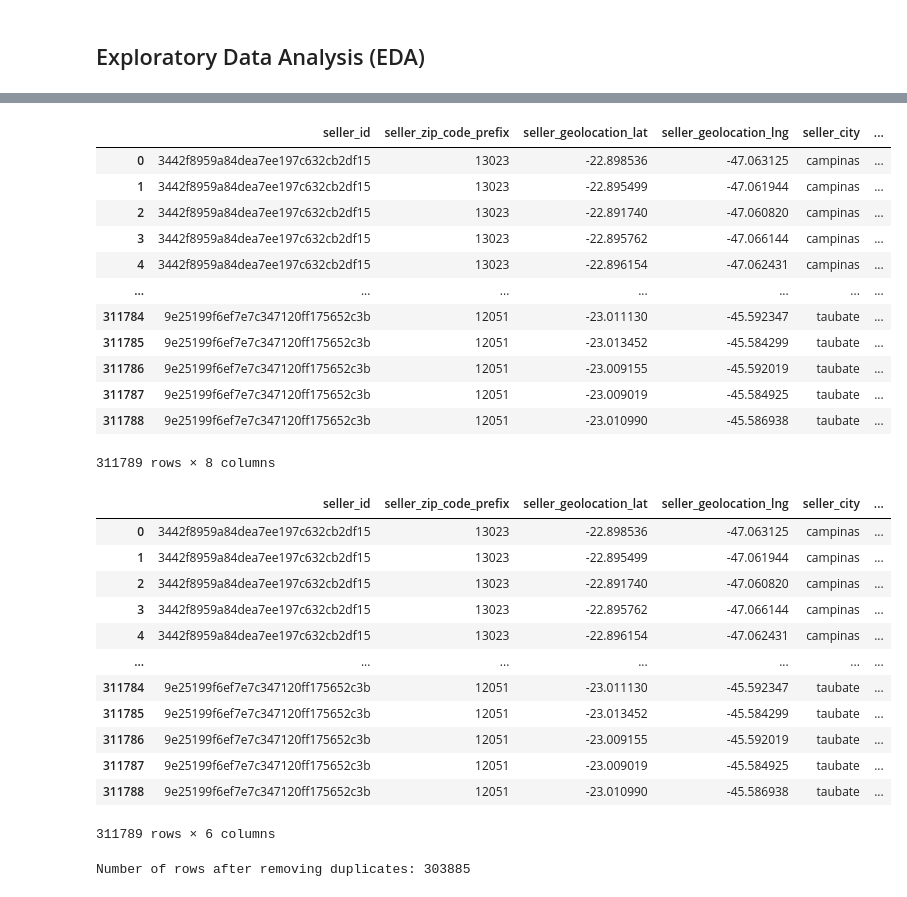
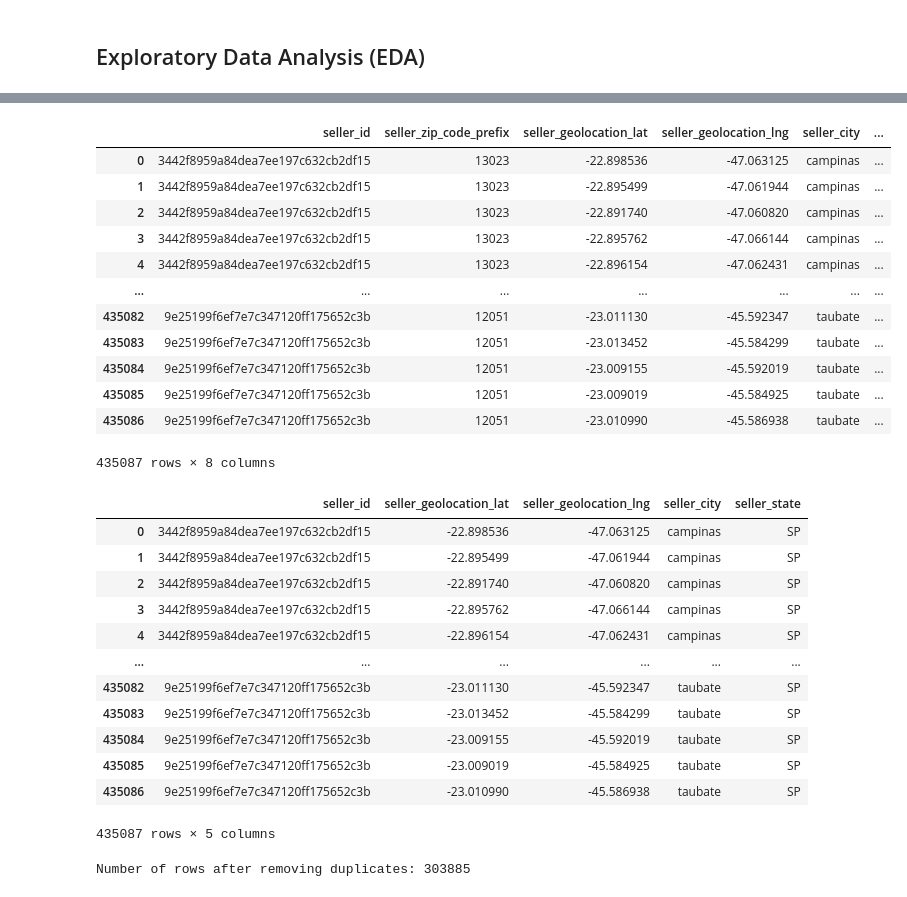
Before and after one commit to bino1kromo/Project-data-analysis, a Jupyter notebook: Proyek_Analisis_Data_Meysi.ipynb, the cells around one changed output, grey strips where cells are left out. Cells and saved outputs as stored; diff of their text form; code cells hidden in the pictures.

```diff
--- a/Proyek_Analisis_Data_Meysi.ipynb
+++ b/Proyek_Analisis_Data_Meysi.ipynb
@@ -237,7 +208,5 @@ products : 0 duplicates.
 product_categorys : 0 duplicates.
 geolocations : 261831 duplicates.
-# %%
-geolocations = geolocations.drop_duplicates()
 # %%
 for df, name in dataframes:
     print(f"{name} missing values:\n{df.isnull().sum()}\n")
@@ -387,29 +323,29 @@ sellers
 | 3 | 3442f8959a84dea7ee197c632cb2df15 | 13023 | -22.895762 | -47.066144 | campinas | ... |
 | 4 | 3442f8959a84dea7ee197c632cb2df15 | 13023 | -22.896154 | -47.062431 | campinas | ... |
 | ... | ... | ... | ... | ... | ... | ... |
-| 311784 | 9e25199f6ef7e7c347120ff175652c3b | 12051 | -23.011130 | -45.592347 | taubate | ... |
-| 311785 | 9e25199f6ef7e7c347120ff175652c3b | 12051 | -23.013452 | -45.584299 | taubate | ... |
-| 311786 | 9e25199f6ef7e7c347120ff175652c3b | 12051 | -23.009155 | -45.592019 | taubate | ... |
-| 311787 | 9e25199f6ef7e7c347120ff175652c3b | 12051 | -23.009019 | -45.584925 | taubate | ... |
-| 311788 | 9e25199f6ef7e7c347120ff175652c3b | 12051 | -23.010990 | -45.586938 | taubate | ... |
+| 435082 | 9e25199f6ef7e7c347120ff175652c3b | 12051 | -23.011130 | -45.592347 | taubate | ... |
+| 435083 | 9e25199f6ef7e7c347120ff175652c3b | 12051 | -23.013452 | -45.584299 | taubate | ... |
+| 435084 | 9e25199f6ef7e7c347120ff175652c3b | 12051 | -23.009155 | -45.592019 | taubate | ... |
+| 435085 | 9e25199f6ef7e7c347120ff175652c3b | 12051 | -23.009019 | -45.584925 | taubate | ... |
+| 435086 | 9e25199f6ef7e7c347120ff175652c3b | 12051 | -23.010990 | -45.586938 | taubate | ... |
-311789 rows × 8 columns
+435087 rows × 8 columns
 # %%
 # Drop the unused columns from sellers_df
-sellers = sellers.drop(columns=['geolocation_city', 'geolocation_state'])
+sellers = sellers.drop(columns=['geolocation_city', 'seller_zip_code_prefix', 'geolocation_state'])
 sellers
 # %% [output]
-|  | seller_id | seller_zip_code_prefix | seller_geolocation_lat | seller_geolocation_lng | seller_city | ... |
-| 0 | 3442f8959a84dea7ee197c632cb2df15 | 13023 | -22.898536 | -47.063125 | campinas | ... |
-| 1 | 3442f8959a84dea7ee197c632cb2df15 | 13023 | -22.895499 | -47.061944 | campinas | ... |
-| 2 | 3442f8959a84dea7ee197c632cb2df15 | 13023 | -22.891740 | -47.060820 | campinas | ... |
-| 3 | 3442f8959a84dea7ee197c632cb2df15 | 13023 | -22.895762 | -47.066144 | campinas | ... |
-| 4 | 3442f8959a84dea7ee197c632cb2df15 | 13023 | -22.896154 | -47.062431 | campinas | ... |
-| ... | ... | ... | ... | ... | ... | ... |
-| 311784 | 9e25199f6ef7e7c347120ff175652c3b | 12051 | -23.011130 | -45.592347 | taubate | ... |
-| 311785 | 9e25199f6ef7e7c347120ff175652c3b | 12051 | -23.013452 | -45.584299 | taubate | ... |
-| 311786 | 9e25199f6ef7e7c347120ff175652c3b | 12051 | -23.009155 | -45.592019 | taubate | ... |
-| 311787 | 9e25199f6ef7e7c347120ff175652c3b | 12051 | -23.009019 | -45.584925 | taubate | ... |
-| 311788 | 9e25199f6ef7e7c347120ff175652c3b | 12051 | -23.010990 | -45.586938 | taubate | ... |
+|  | seller_id | seller_geolocation_lat | seller_geolocation_lng | seller_city | seller_state |
+| 0 | 3442f8959a84dea7ee197c632cb2df15 | -22.898536 | -47.063125 | campinas | SP |
+| 1 | 3442f8959a84dea7ee197c632cb2df15 | -22.895499 | -47.061944 | campinas | SP |
+| 2 | 3442f8959a84dea7ee197c632cb2df15 | -22.891740 | -47.060820 | campinas | SP |
+| 3 | 3442f8959a84dea7ee197c632cb2df15 | -22.895762 | -47.066144 | campinas | SP |
+| 4 | 3442f8959a84dea7ee197c632cb2df15 | -22.896154 | -47.062431 | campinas | SP |
+| ... | ... | ... | ... | ... | ... |
+| 435082 | 9e25199f6ef7e7c347120ff175652c3b | -23.011130 | -45.592347 | taubate | SP |
+| 435083 | 9e25199f6ef7e7c347120ff175652c3b | -23.013452 | -45.584299 | taubate | SP |
+| 435084 | 9e25199f6ef7e7c347120ff175652c3b | -23.009155 | -45.592019 | taubate | SP |
+| 435085 | 9e25199f6ef7e7c347120ff175652c3b | -23.009019 | -45.584925 | taubate | SP |
+| 435086 | 9e25199f6ef7e7c347120ff175652c3b | -23.010990 | -45.586938 | taubate | SP |
-311789 rows × 6 columns
+435087 rows × 5 columns
 # %%
 # Remove duplicate rows from sellers_df
```
Also changed, not shown: parts of 54 cells of this notebook.
